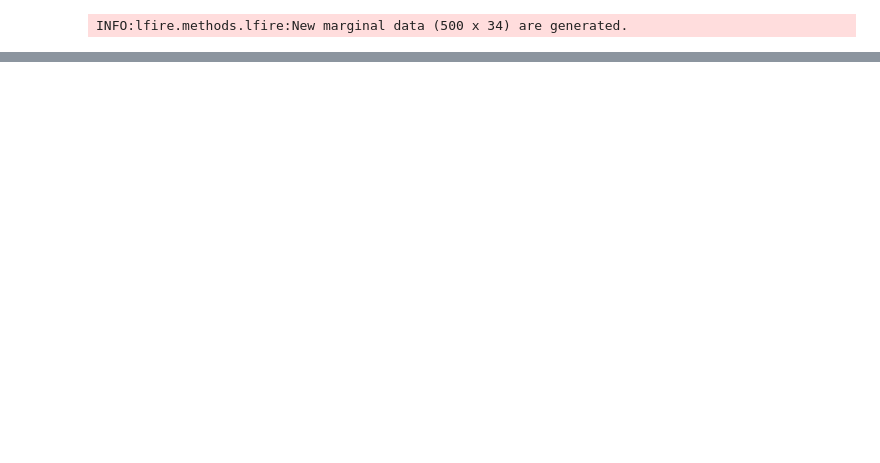
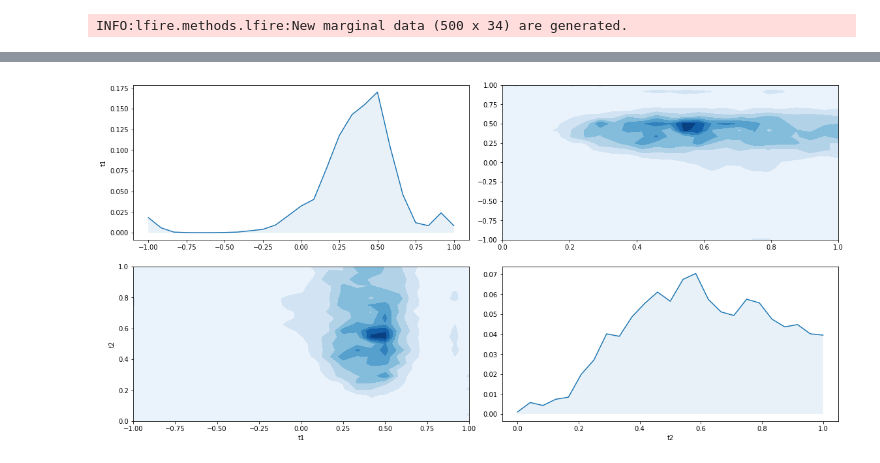
Before and after one commit to elfi-dev/zoo, a Jupyter notebook: lfire/notebooks/arch_example.ipynb, the cells around one changed output, grey strips where cells are left out. Cells and saved outputs as stored; diff of their text form; code cells hidden in the pictures; blank space fills up the shorter version.

```diff
--- a/lfire/notebooks/arch_example.ipynb
+++ b/lfire/notebooks/arch_example.ipynb
@@ -86,0 +104,5 @@ plt.show()
+# %%
+# Visualize pairs
+lfire_res.plot_pairs();
+# %% [output]
+[figure, added]
```
Also changed, not shown: parts of 7 cells of this notebook, 1 other file.
